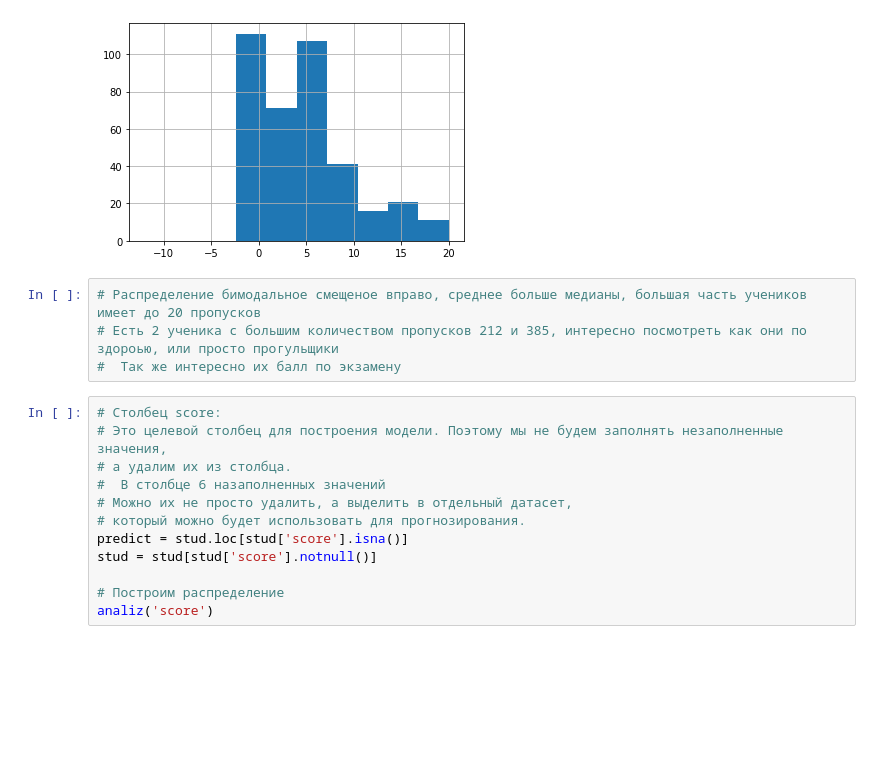
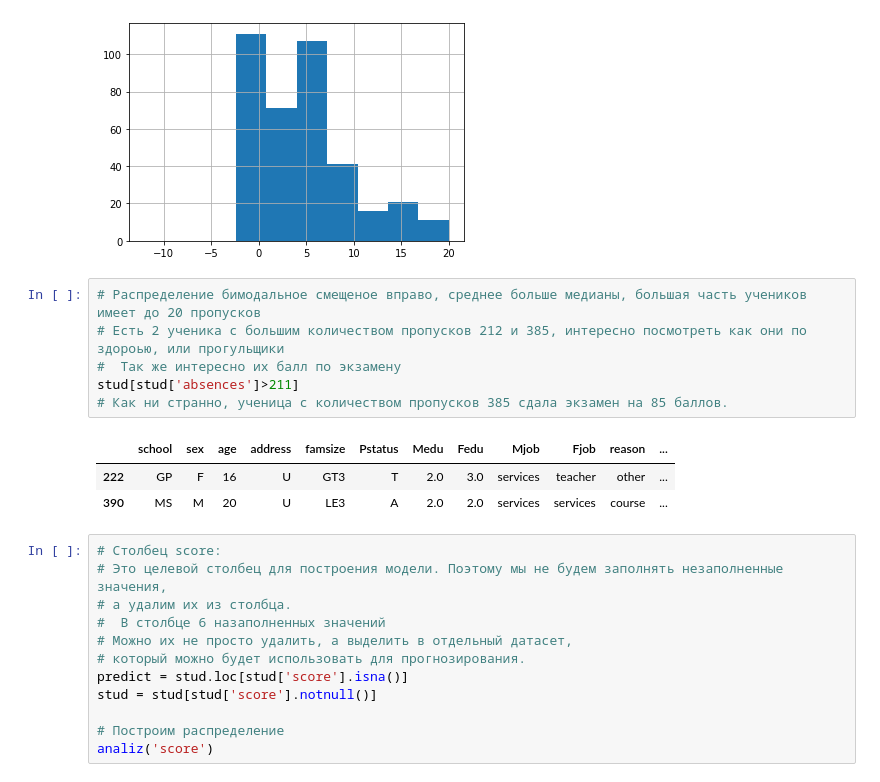
Before and after one commit to andrian2020/Skill_github, a Jupyter notebook: module_2/project_2.ipynb, the cells around one changed output. Saved outputs shown, nothing was run; the diff lists cells and outputs as text; blank space fills up the shorter version.

```diff
--- a/module_2/project_2.ipynb
+++ b/module_2/project_2.ipynb
@@ -448,8 +461,14 @@ func_IQR('absences')
 [figure]
 # %%
 # Распределение бимодальное смещеное вправо, среднее больше медианы, большая часть учеников имеет до 20 пропусков
-# Есть 2 ученика с большим количеством пропусков 212 и 385, интересно посмотреть как они по здороью, или просто прогульщики
+# Есть 2 ученика с большим количеством пропусков 212 и 385, интересно посмотреть как они по здороью, или прогульщики
 #  Так же интересно их балл по экзамену
+stud[stud['absences']>211]
+# Как ни странно, ученица с количеством пропусков 385 сдала экзамен на 85 баллов.
+# %% [output]
+|  | school | sex | age | address | famsize | Pstatus | Medu | Fedu | Mjob | Fjob | reason | ... |
+| 222 | GP | F | 16 | U | GT3 | T | 2.0 | 3.0 | services | teacher | other | ... |
+| 390 | MS | M | 20 | U | LE3 | A | 2.0 | 2.0 | services | services | course | ... |
 # %%
 # Столбец score:
 # Это целевой столбец для построения модели. Поэтому мы не будем заполнять незаполненные значения,
```
Also changed, not shown: parts of 11 cells of this notebook.
